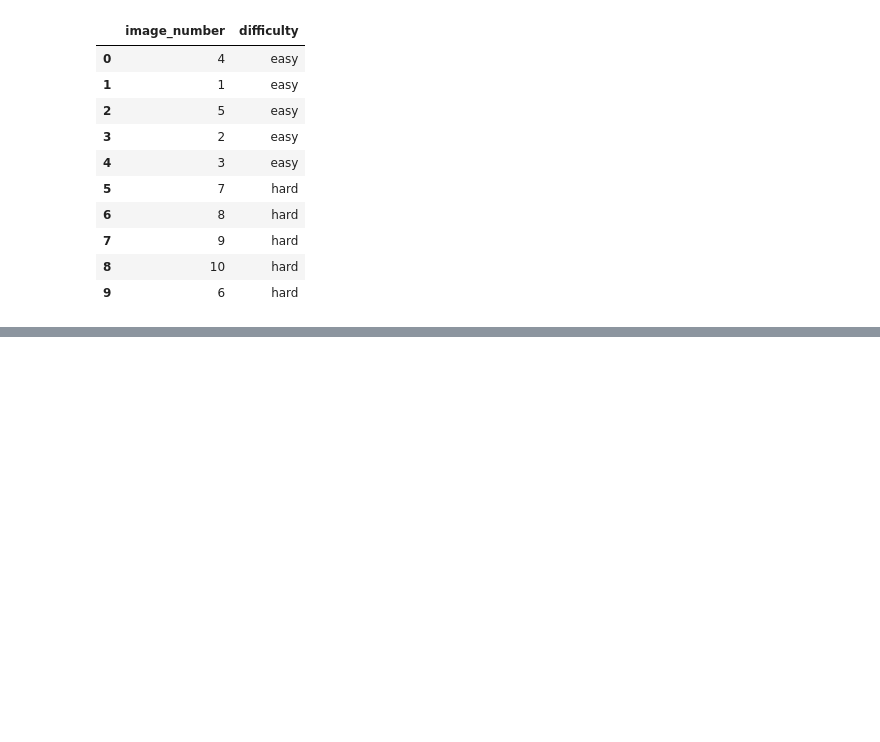
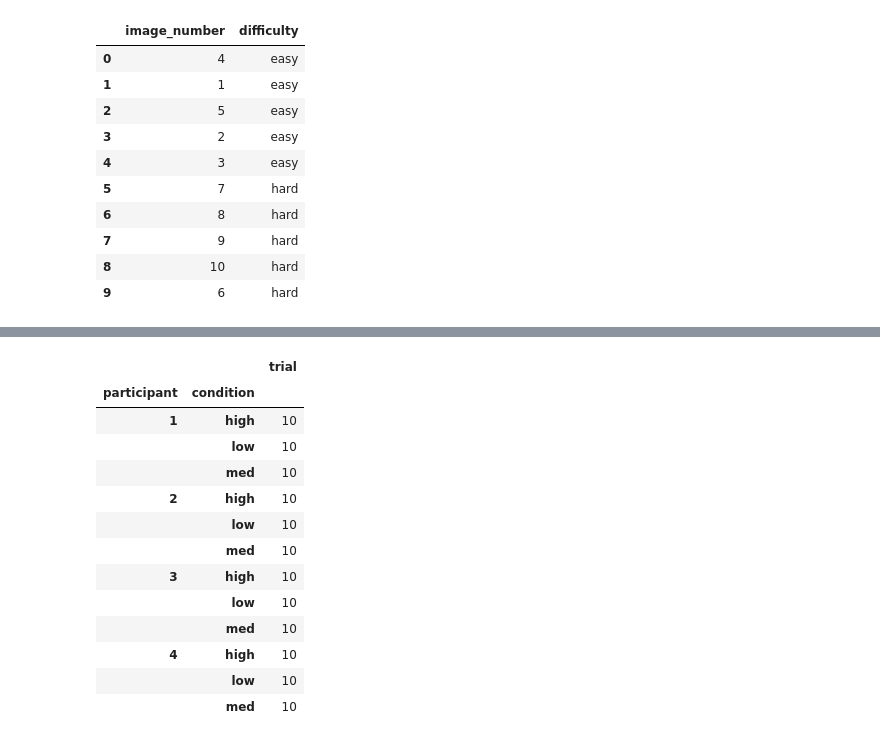
Before and after one commit to laurafontanesi/psychopy-seminar, a Jupyter notebook: notebooks/wpa_3.ipynb, the cells around one changed output, grey strips where cells are left out. Cells and saved outputs as stored; diff of their text form; code cells hidden in the pictures; blank space fills up the shorter version.

```diff
--- a/notebooks/wpa_3.ipynb
+++ b/notebooks/wpa_3.ipynb
@@ -323,0 +425,18 @@ df.groupby(['difficulty']).apply(lambda x: x.sample(frac=1)).reset_index(drop=Tr
+# %%
+# to check that there are exactly 10 trials per condition:
+stimuli.groupby(['participant', 'condition']).count()
+# %% [output]
+|  |  | trial |
+| participant | condition |  |
+| 1 | high | 10 |
+|  | low | 10 |
+|  | med | 10 |
+| 2 | high | 10 |
+|  | low | 10 |
+|  | med | 10 |
+| 3 | high | 10 |
+|  | low | 10 |
+|  | med | 10 |
+| 4 | high | 10 |
+|  | low | 10 |
+|  | med | 10 |
```
Also changed, not shown: parts of 30 cells of this notebook, 2 other files.
